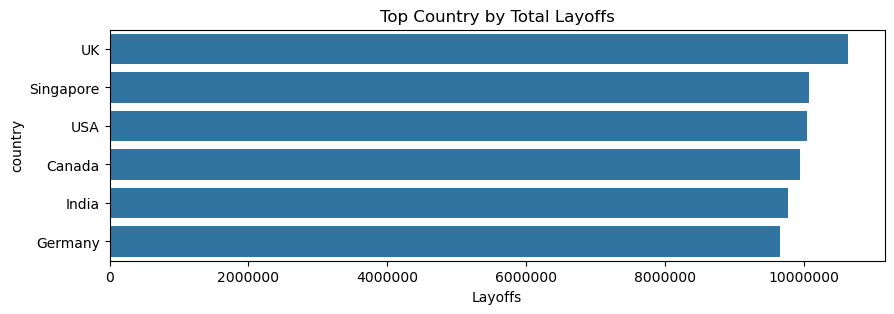
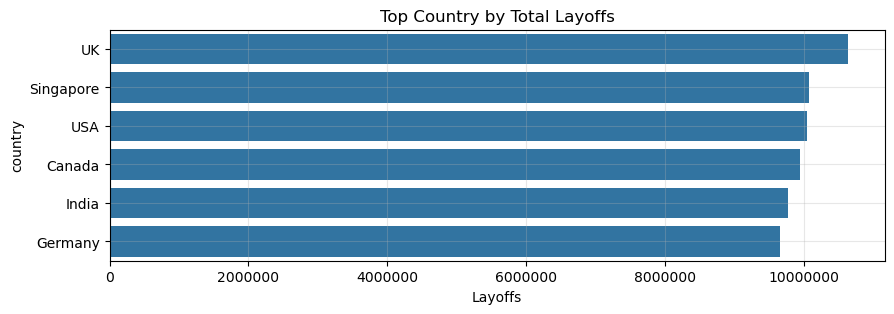
Code edit (unified diff) that turned the first committed figure into the second:
--- before
+++ after
@@ -5,4 +5,5 @@
 )
 
+plt.grid(alpha=0.3)
 plt.xlabel('Layoffs')
 plt.title('Top Country by Total Layoffs')

Commit: initial commit